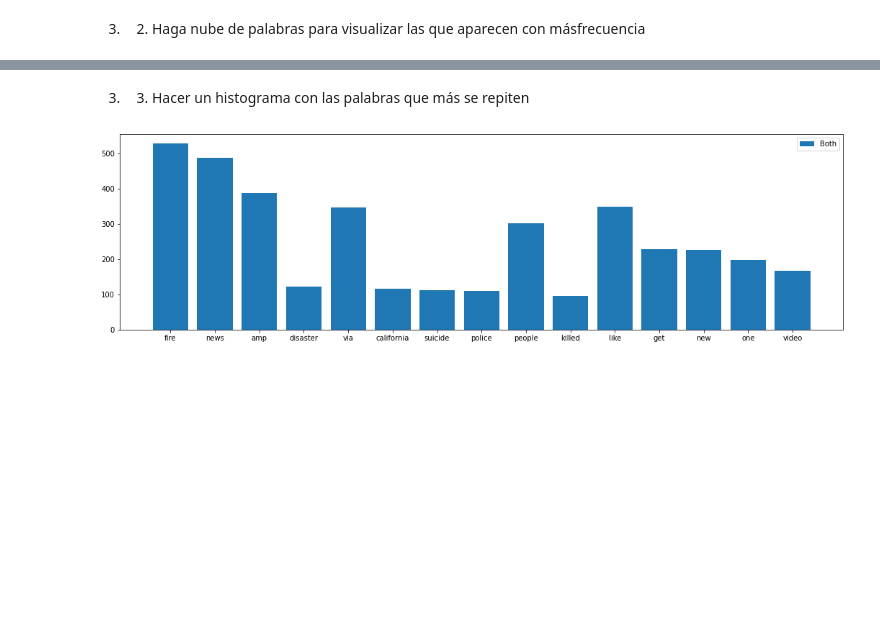
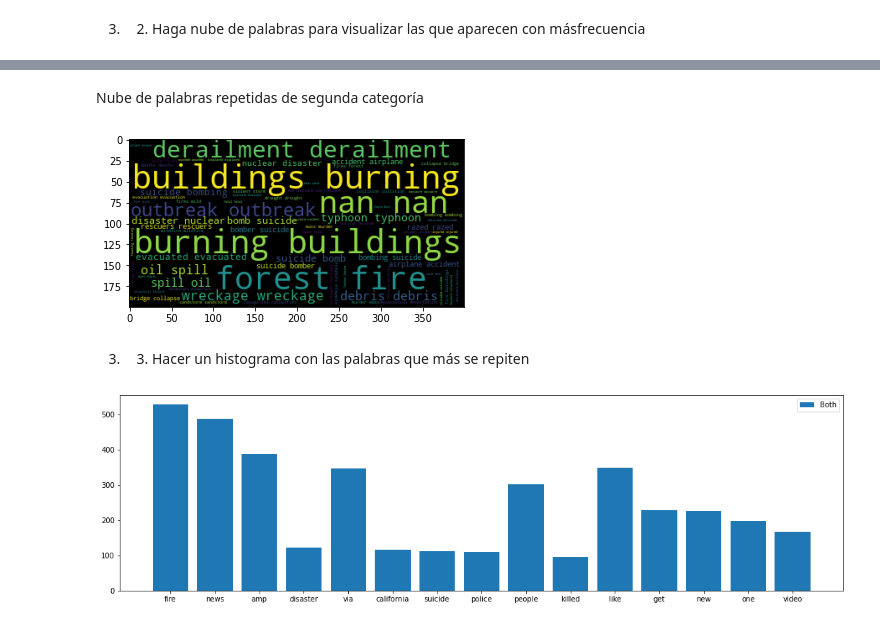
Before and after one commit to lauratamath/HDT5_Data, a Jupyter notebook: HDT5.ipynb, the cells around one changed output, grey strips where cells are left out. Saved outputs shown, nothing was run; the diff lists cells and outputs as text; code cells hidden in the pictures; blank space fills up the shorter version.

```diff
--- a/HDT5.ipynb
+++ b/HDT5.ipynb
@@ -470,3 +539,11 @@
+# %% [markdown]
+Nube de palabras repetidas de segunda categoría
+# %%
+nube = WordCloud().generate(' '.join(map(str, train[train['target'] == 1]['keyword'])))
+plt.imshow(nube)
+plt.show()
+# %% [output]
+[figure, added]
 # %% [markdown]
 3. 3. Hacer un histograma con las palabras que más se repiten
 # %%
```
Also changed, not shown: parts of 20 cells of this notebook.
